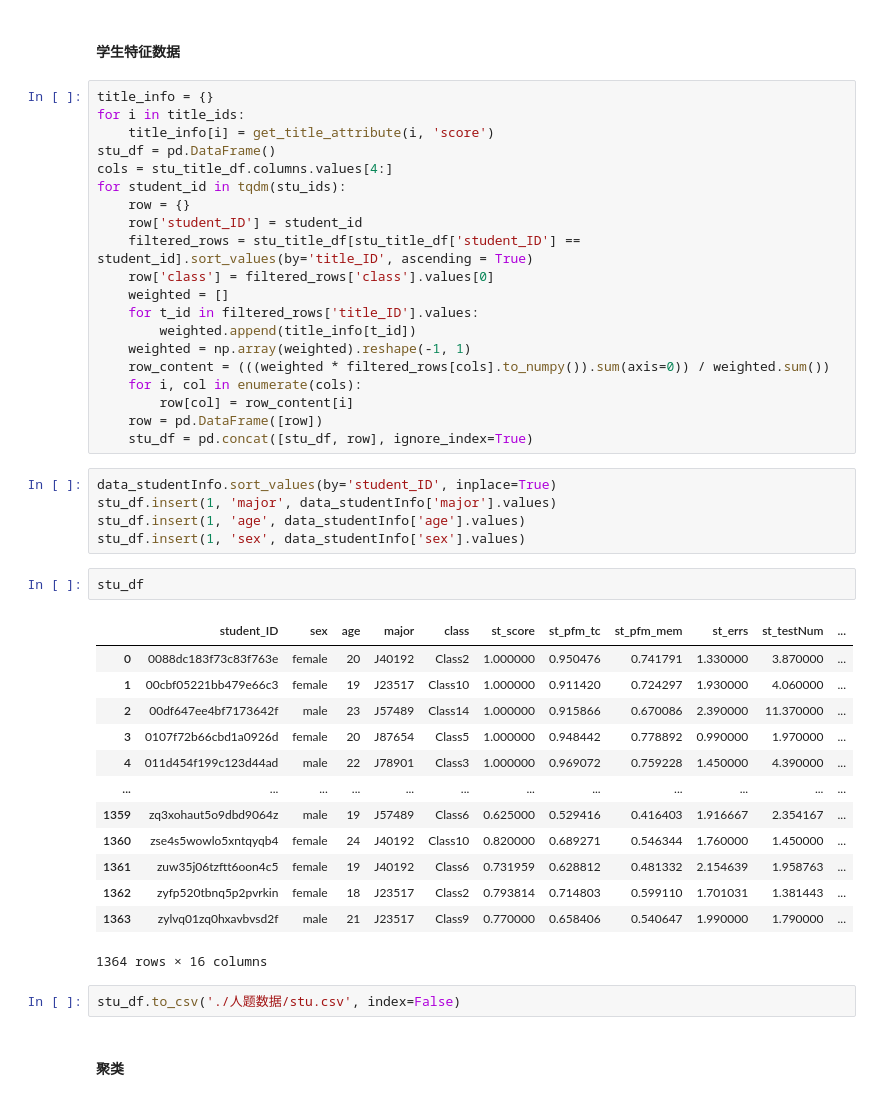
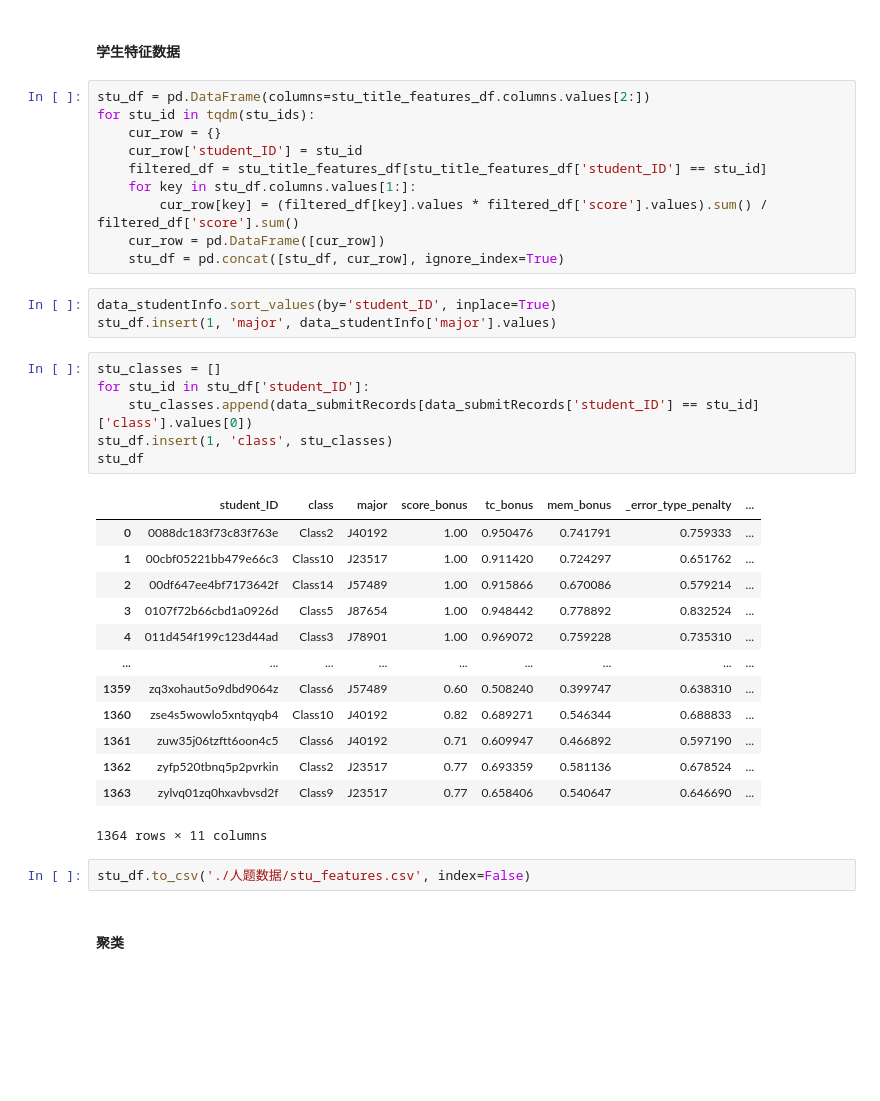
Before and after one commit to QishuoBai/ChinaVis2024, a Jupyter notebook: backend/st_process.ipynb, the cells around one changed output. Saved outputs shown, nothing was run; the diff lists cells and outputs as text; blank space fills up the shorter version.

```diff
--- a/backend/st_process.ipynb
+++ b/backend/st_process.ipynb
@@ -192,48 +243,40 @@ stu_title_df.to_csv('./人题数据/stu_title.csv', index=False)
 # %% [markdown]
 #### 学生特征数据
-# %%
-title_info = {}
-for i in title_ids:
-    title_info[i] = get_title_attribute(i, 'score')
-stu_df = pd.DataFrame()
-cols = stu_title_df.columns.values[4:]
-for student_id in tqdm(stu_ids):
-    row = {}
-    row['student_ID'] = student_id
-    filtered_rows = stu_title_df[stu_title_df['student_ID'] == student_id].sort_values(by='title_ID', ascending = True)
-    row['class'] = filtered_rows['class'].values[0]
-    weighted = []
-    for t_id in filtered_rows['title_ID'].values:
-        weighted.append(title_info[t_id])
-    weighted = np.array(weighted).reshape(-1, 1)
-    row_content = (((weighted * filtered_rows[cols].to_numpy()).sum(axis=0)) / weighted.sum())
-    for i, col in enumerate(cols):
-        row[col] = row_content[i]
-    row = pd.DataFrame([row])
-    stu_df = pd.concat([stu_df, row], ignore_index=True)
+# %%
+stu_df = pd.DataFrame(columns=stu_title_features_df.columns.values[2:])
+for stu_id in tqdm(stu_ids):
+    cur_row = {}
+    cur_row['student_ID'] = stu_id
+    filtered_df = stu_title_features_df[stu_title_features_df['student_ID'] == stu_id]
+    for key in stu_df.columns.values[1:]:
+        cur_row[key] = (filtered_df[key].values * filtered_df['score'].values).sum() / filtered_df['score'].sum()
+    cur_row = pd.DataFrame([cur_row])
+    stu_df = pd.concat([stu_df, cur_row], ignore_index=True)
 # %%
 data_studentInfo.sort_values(by='student_ID', inplace=True)
 stu_df.insert(1, 'major', data_studentInfo['major'].values)
-stu_df.insert(1, 'age', data_studentInfo['age'].values)
-stu_df.insert(1, 'sex', data_studentInfo['sex'].values)
-# %%
-stu_df
-# %% [output]
-|  | student_ID | sex | age | major | class | st_score | st_pfm_tc | st_pfm_mem | st_errs | st_testNum | ... |
-| 0 | 0088dc183f73c83f763e | female | 20 | J40192 | Class2 | 1.000000 | 0.950476 | 0.741791 | 1.330000 | 3.870000 | ... |
-| 1 | 00cbf05221bb479e66c3 | female | 19 | J23517 | Class10 | 1.000000 | 0.911420 | 0.724297 | 1.930000 | 4.060000 | ... |
-| 2 | 00df647ee4bf7173642f | male | 23 | J57489 | Class14 | 1.000000 | 0.915866 | 0.670086 | 2.390000 | 11.370000 | ... |
-| 3 | 0107f72b66cbd1a0926d | female | 20 | J87654 | Class5 | 1.000000 | 0.948442 | 0.778892 | 0.990000 | 1.970000 | ... |
-| 4 | 011d454f199c123d44ad | male | 22 | J78901 | Class3 | 1.000000 | 0.969072 | 0.759228 | 1.450000 | 4.390000 | ... |
-| ... | ... | ... | ... | ... | ... | ... | ... | ... | ... | ... | ... |
-| 1359 | zq3xohaut5o9dbd9064z | male | 19 | J57489 | Class6 | 0.625000 | 0.529416 | 0.416403 | 1.916667 | 2.354167 | ... |
-| 1360 | zse4s5wowlo5xntqyqb4 | female | 24 | J40192 | Class10 | 0.820000 | 0.689271 | 0.546344 | 1.760000 | 1.450000 | ... |
-| 1361 | zuw35j06tzftt6oon4c5 | female | 19 | J40192 | Class6 | 0.731959 | 0.628812 | 0.481332 | 2.154639 | 1.958763 | ... |
-| 1362 | zyfp520tbnq5p2pvrkin | female | 18 | J23517 | Class2 | 0.793814 | 0.714803 | 0.599110 | 1.701031 | 1.381443 | ... |
-| 1363 | zylvq01zq0hxavbvsd2f | male | 21 | J23517 | Class9 | 0.770000 | 0.658406 | 0.540647 | 1.990000 | 1.790000 | ... |
-1364 rows × 16 columns
+# %%
+stu_classes = []
+for stu_id in stu_df['student_ID']:
+    stu_classes.append(data_submitRecords[data_submitRecords['student_ID'] == stu_id]['class'].values[0])
+stu_df.insert(1, 'class', stu_classes)
+stu_df
+# %% [output]
+|  | student_ID | class | major | score_bonus | tc_bonus | mem_bonus | _error_type_penalty | ... |
+| 0 | 0088dc183f73c83f763e | Class2 | J40192 | 1.00 | 0.950476 | 0.741791 | 0.759333 | ... |
+| 1 | 00cbf05221bb479e66c3 | Class10 | J23517 | 1.00 | 0.911420 | 0.724297 | 0.651762 | ... |
+| 2 | 00df647ee4bf7173642f | Class14 | J57489 | 1.00 | 0.915866 | 0.670086 | 0.579214 | ... |
+| 3 | 0107f72b66cbd1a0926d | Class5 | J87654 | 1.00 | 0.948442 | 0.778892 | 0.832524 | ... |
+| 4 | 011d454f199c123d44ad | Class3 | J78901 | 1.00 | 0.969072 | 0.759228 | 0.735310 | ... |
+| ... | ... | ... | ... | ... | ... | ... | ... | ... |
+| 1359 | zq3xohaut5o9dbd9064z | Class6 | J57489 | 0.60 | 0.508240 | 0.399747 | 0.638310 | ... |
+| 1360 | zse4s5wowlo5xntqyqb4 | Class10 | J40192 | 0.82 | 0.689271 | 0.546344 | 0.688833 | ... |
+| 1361 | zuw35j06tzftt6oon4c5 | Class6 | J40192 | 0.71 | 0.609947 | 0.466892 | 0.597190 | ... |
+| 1362 | zyfp520tbnq5p2pvrkin | Class2 | J23517 | 0.77 | 0.693359 | 0.581136 | 0.678524 | ... |
+| 1363 | zylvq01zq0hxavbvsd2f | Class9 | J23517 | 0.77 | 0.658406 | 0.540647 | 0.646690 | ... |
+1364 rows × 11 columns
 # %%
-stu_df.to_csv('./人题数据/stu.csv', index=False)
+stu_df.to_csv('./人题数据/stu_features.csv', index=False)
 # %% [markdown]
 #### 聚类
 # %%
```
Also changed, not shown: parts of 11 cells of this notebook, 7 other files.
